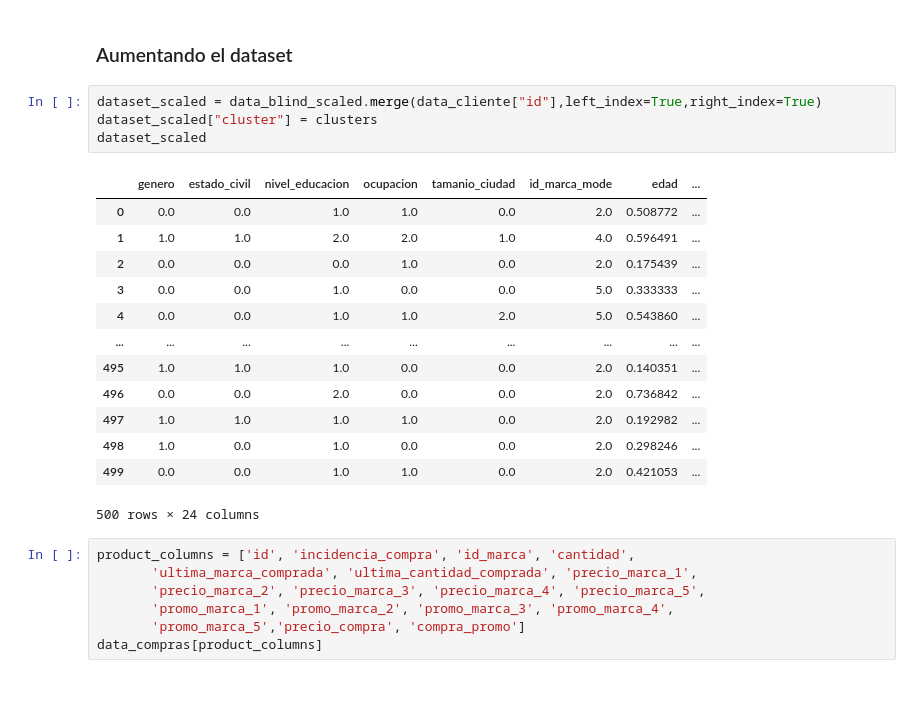
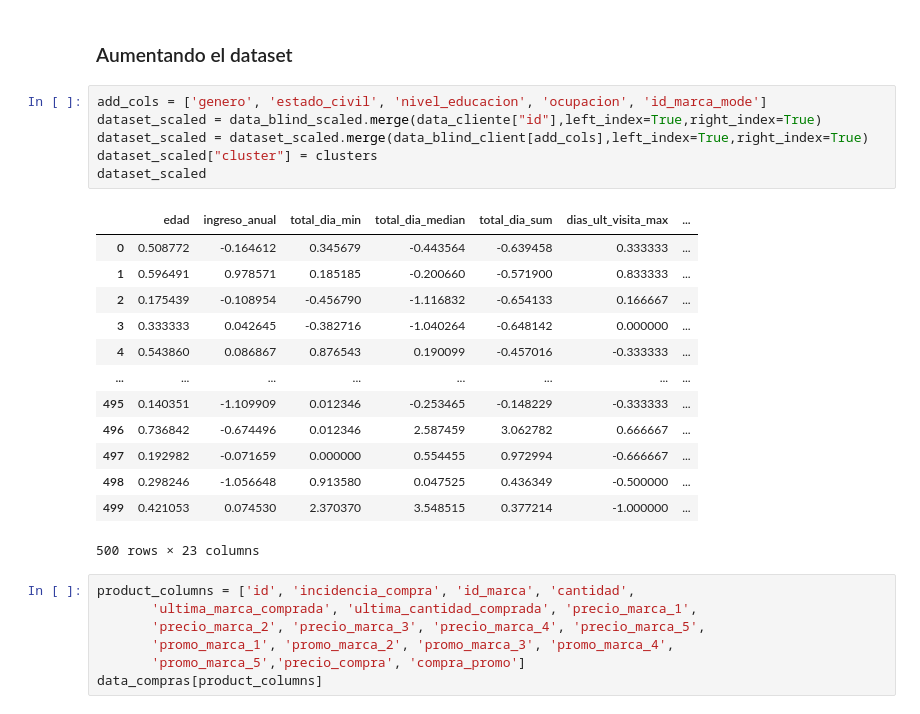
Before and after one commit to Monouco/fc-mle-test-impl, a Jupyter notebook: experimentation/CAA_test.ipynb, the cells around one changed output. Drawn from its saved outputs; the diff is of its cells as text.

```diff
--- a/experimentation/CAA_test.ipynb
+++ b/experimentation/CAA_test.ipynb
@@ -934,23 +933,25 @@ Vamos a usar 3 clusters de clientes
 # %% [markdown]
 ### Aumentando el dataset
 # %%
+add_cols = ['genero', 'estado_civil', 'nivel_educacion', 'ocupacion', 'id_marca_mode']
 dataset_scaled = data_blind_scaled.merge(data_cliente["id"],left_index=True,right_index=True)
+dataset_scaled = dataset_scaled.merge(data_blind_client[add_cols],left_index=True,right_index=True)
 dataset_scaled["cluster"] = clusters
 dataset_scaled
 # %% [output]
-|  | genero | estado_civil | nivel_educacion | ocupacion | tamanio_ciudad | id_marca_mode | edad | ... |
-| 0 | 0.0 | 0.0 | 1.0 | 1.0 | 0.0 | 2.0 | 0.508772 | ... |
-| 1 | 1.0 | 1.0 | 2.0 | 2.0 | 1.0 | 4.0 | 0.596491 | ... |
-| 2 | 0.0 | 0.0 | 0.0 | 1.0 | 0.0 | 2.0 | 0.175439 | ... |
-| 3 | 0.0 | 0.0 | 1.0 | 0.0 | 0.0 | 5.0 | 0.333333 | ... |
-| 4 | 0.0 | 0.0 | 1.0 | 1.0 | 2.0 | 5.0 | 0.543860 | ... |
-| ... | ... | ... | ... | ... | ... | ... | ... | ... |
-| 495 | 1.0 | 1.0 | 1.0 | 0.0 | 0.0 | 2.0 | 0.140351 | ... |
-| 496 | 0.0 | 0.0 | 2.0 | 0.0 | 0.0 | 2.0 | 0.736842 | ... |
-| 497 | 1.0 | 1.0 | 1.0 | 1.0 | 0.0 | 2.0 | 0.192982 | ... |
-| 498 | 1.0 | 0.0 | 1.0 | 0.0 | 0.0 | 2.0 | 0.298246 | ... |
-| 499 | 0.0 | 0.0 | 1.0 | 1.0 | 0.0 | 2.0 | 0.421053 | ... |
+|  | edad | ingreso_anual | total_dia_min | total_dia_median | total_dia_sum | dias_ult_visita_max | ... |
+| 0 | 0.508772 | -0.164612 | 0.345679 | -0.443564 | -0.639458 | 0.333333 | ... |
+| 1 | 0.596491 | 0.978571 | 0.185185 | -0.200660 | -0.571900 | 0.833333 | ... |
+| 2 | 0.175439 | -0.108954 | -0.456790 | -1.116832 | -0.654133 | 0.166667 | ... |
+| 3 | 0.333333 | 0.042645 | -0.382716 | -1.040264 | -0.648142 | 0.000000 | ... |
+| 4 | 0.543860 | 0.086867 | 0.876543 | 0.190099 | -0.457016 | -0.333333 | ... |
+| ... | ... | ... | ... | ... | ... | ... | ... |
+| 495 | 0.140351 | -1.109909 | 0.012346 | -0.253465 | -0.148229 | -0.333333 | ... |
+| 496 | 0.736842 | -0.674496 | 0.012346 | 2.587459 | 3.062782 | 0.666667 | ... |
+| 497 | 0.192982 | -0.071659 | 0.000000 | 0.554455 | 0.972994 | -0.666667 | ... |
+| 498 | 0.298246 | -1.056648 | 0.913580 | 0.047525 | 0.436349 | -0.500000 | ... |
+| 499 | 0.421053 | 0.074530 | 2.370370 | 3.548515 | 0.377214 | -1.000000 | ... |
-500 rows × 24 columns
+500 rows × 23 columns
 # %%
 product_columns = ['id', 'incidencia_compra', 'id_marca', 'cantidad',
        'ultima_marca_comprada', 'ultima_cantidad_comprada', 'precio_marca_1',
```
Also changed, not shown: parts of 56 cells of this notebook, 8 other files.
